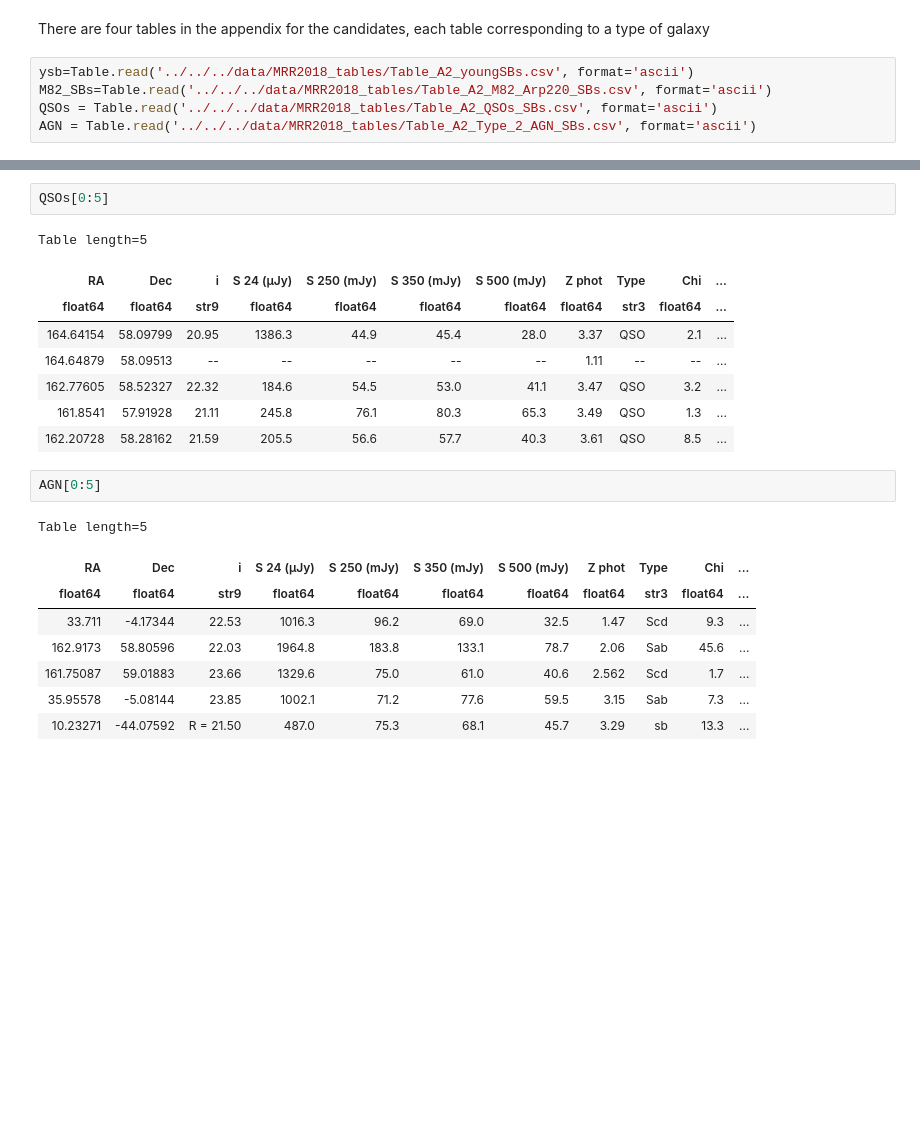
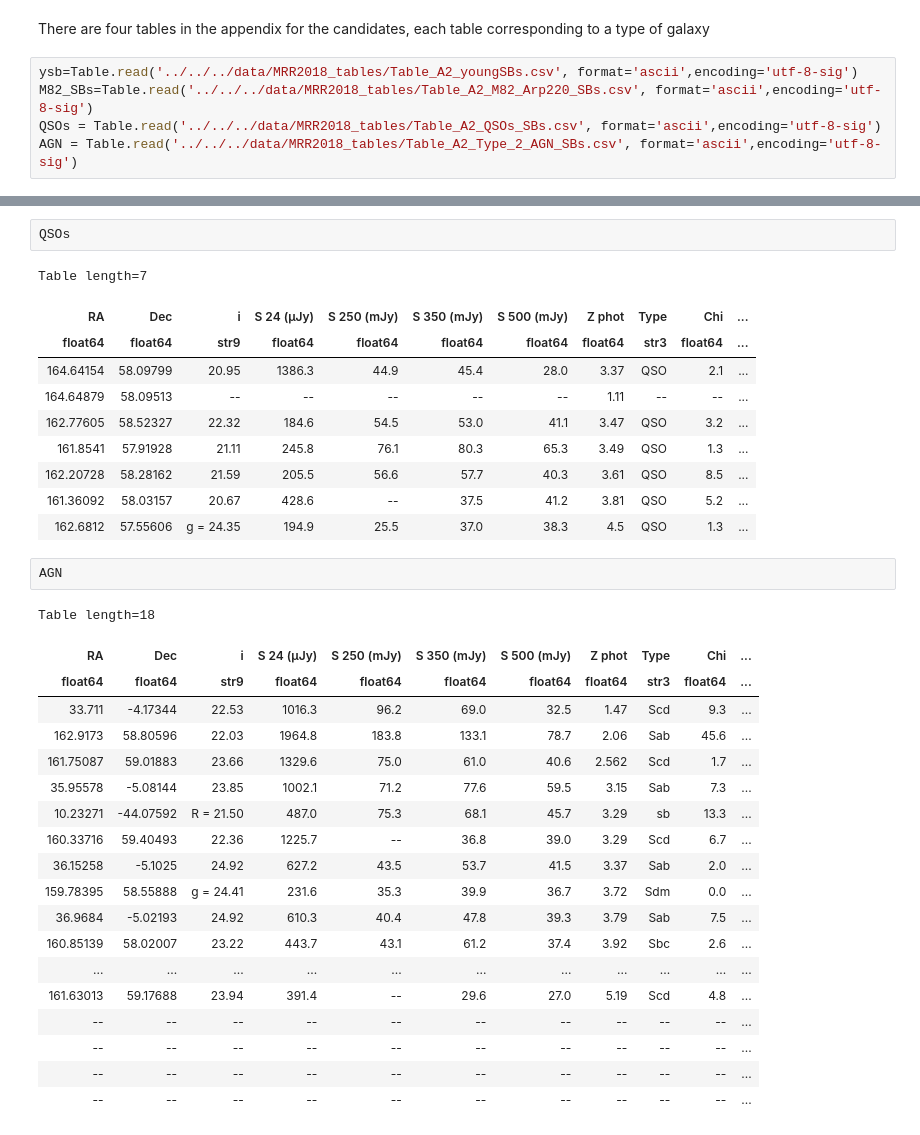
Before and after one commit to pdh21/Extreme_submm_SB_gals, a Jupyter notebook: docs/notebooks/eda/Examination_of_accepted_paper_sources.ipynb, the cells around one changed output, grey strips where cells are left out. Saved outputs shown, nothing was run; the diff lists cells and outputs as text; blank space fills up the shorter version.

```diff
--- a/docs/notebooks/eda/Examination_of_accepted_paper_sources.ipynb
+++ b/docs/notebooks/eda/Examination_of_accepted_paper_sources.ipynb
@@ -19,8 +24,8 @@ vmax=0.1
 # %% [markdown]
 There are four tables in the appendix for the candidates, each table corresponding to a type of galaxy
 # %%
-ysb=Table.read('../../../data/MRR2018_tables/Table_A2_youngSBs.csv', format='ascii')
-M82_SBs=Table.read('../../../data/MRR2018_tables/Table_A2_M82_Arp220_SBs.csv', format='ascii')
-QSOs = Table.read('../../../data/MRR2018_tables/Table_A2_QSOs_SBs.csv', format='ascii')
-AGN = Table.read('../../../data/MRR2018_tables/Table_A2_Type_2_AGN_SBs.csv', format='ascii')
+ysb=Table.read('../../../data/MRR2018_tables/Table_A2_youngSBs.csv', format='ascii',encoding='utf-8-sig')
+M82_SBs=Table.read('../../../data/MRR2018_tables/Table_A2_M82_Arp220_SBs.csv', format='ascii',encoding='utf-8-sig')
+QSOs = Table.read('../../../data/MRR2018_tables/Table_A2_QSOs_SBs.csv', format='ascii',encoding='utf-8-sig')
+AGN = Table.read('../../../data/MRR2018_tables/Table_A2_Type_2_AGN_SBs.csv', format='ascii',encoding='utf-8-sig')
 # %%
@@ -48,22 +66,35 @@ Table length=5
 # %%
-QSOs[0:5]
+QSOs
 # %% [output]
-Table length=5
+Table length=7
-| ﻿RA | Dec | i | S 24 (μJy) | S 250 (mJy) | S 350 (mJy) | S 500 (mJy) | Z phot | Type | Chi | ... |
+| RA | Dec | i | S 24 (μJy) | S 250 (mJy) | S 350 (mJy) | S 500 (mJy) | Z phot | Type | Chi | ... |
 | float64 | float64 | str9 | float64 | float64 | float64 | float64 | float64 | str3 | float64 | ... |
 | 164.64154 | 58.09799 | 20.95 | 1386.3 | 44.9 | 45.4 | 28.0 | 3.37 | QSO | 2.1 | ... |
 | 164.64879 | 58.09513 | -- | -- | -- | -- | -- | 1.11 | -- | -- | ... |
 | 162.77605 | 58.52327 | 22.32 | 184.6 | 54.5 | 53.0 | 41.1 | 3.47 | QSO | 3.2 | ... |
 | 161.8541 | 57.91928 | 21.11 | 245.8 | 76.1 | 80.3 | 65.3 | 3.49 | QSO | 1.3 | ... |
 | 162.20728 | 58.28162 | 21.59 | 205.5 | 56.6 | 57.7 | 40.3 | 3.61 | QSO | 8.5 | ... |
+| 161.36092 | 58.03157 | 20.67 | 428.6 | -- | 37.5 | 41.2 | 3.81 | QSO | 5.2 | ... |
+| 162.6812 | 57.55606 | g = 24.35 | 194.9 | 25.5 | 37.0 | 38.3 | 4.5 | QSO | 1.3 | ... |
 # %%
-AGN[0:5]
+AGN
 # %% [output]
-Table length=5
+Table length=18
-| ﻿RA | Dec | i | S 24 (μJy) | S 250 (mJy) | S 350 (mJy) | S 500 (mJy) | Z phot | Type | Chi | ... |
+| RA | Dec | i | S 24 (μJy) | S 250 (mJy) | S 350 (mJy) | S 500 (mJy) | Z phot | Type | Chi | ... |
 | float64 | float64 | str9 | float64 | float64 | float64 | float64 | float64 | str3 | float64 | ... |
 | 33.711 | -4.17344 | 22.53 | 1016.3 | 96.2 | 69.0 | 32.5 | 1.47 | Scd | 9.3 | ... |
 | 162.9173 | 58.80596 | 22.03 | 1964.8 | 183.8 | 133.1 | 78.7 | 2.06 | Sab | 45.6 | ... |
 | 161.75087 | 59.01883 | 23.66 | 1329.6 | 75.0 | 61.0 | 40.6 | 2.562 | Scd | 1.7 | ... |
 | 35.95578 | -5.08144 | 23.85 | 1002.1 | 71.2 | 77.6 | 59.5 | 3.15 | Sab | 7.3 | ... |
 | 10.23271 | -44.07592 | R = 21.50 | 487.0 | 75.3 | 68.1 | 45.7 | 3.29 | sb | 13.3 | ... |
+| 160.33716 | 59.40493 | 22.36 | 1225.7 | -- | 36.8 | 39.0 | 3.29 | Scd | 6.7 | ... |
+| 36.15258 | -5.1025 | 24.92 | 627.2 | 43.5 | 53.7 | 41.5 | 3.37 | Sab | 2.0 | ... |
+| 159.78395 | 58.55888 | g = 24.41 | 231.6 | 35.3 | 39.9 | 36.7 | 3.72 | Sdm | 0.0 | ... |
+| 36.9684 | -5.02193 | 24.92 | 610.3 | 40.4 | 47.8 | 39.3 | 3.79 | Sab | 7.5 | ... |
+| 160.85139 | 58.02007 | 23.22 | 443.7 | 43.1 | 61.2 | 37.4 | 3.92 | Sbc | 2.6 | ... |
+| ... | ... | ... | ... | ... | ... | ... | ... | ... | ... | ... |
+| 161.63013 | 59.17688 | 23.94 | 391.4 | -- | 29.6 | 27.0 | 5.19 | Scd | 4.8 | ... |
+| -- | -- | -- | -- | -- | -- | -- | -- | -- | -- | ... |
+| -- | -- | -- | -- | -- | -- | -- | -- | -- | -- | ... |
+| -- | -- | -- | -- | -- | -- | -- | -- | -- | -- | ... |
+| -- | -- | -- | -- | -- | -- | -- | -- | -- | -- | ... |
```
Also changed, not shown: parts of 12 cells of this notebook, 12 other files.
